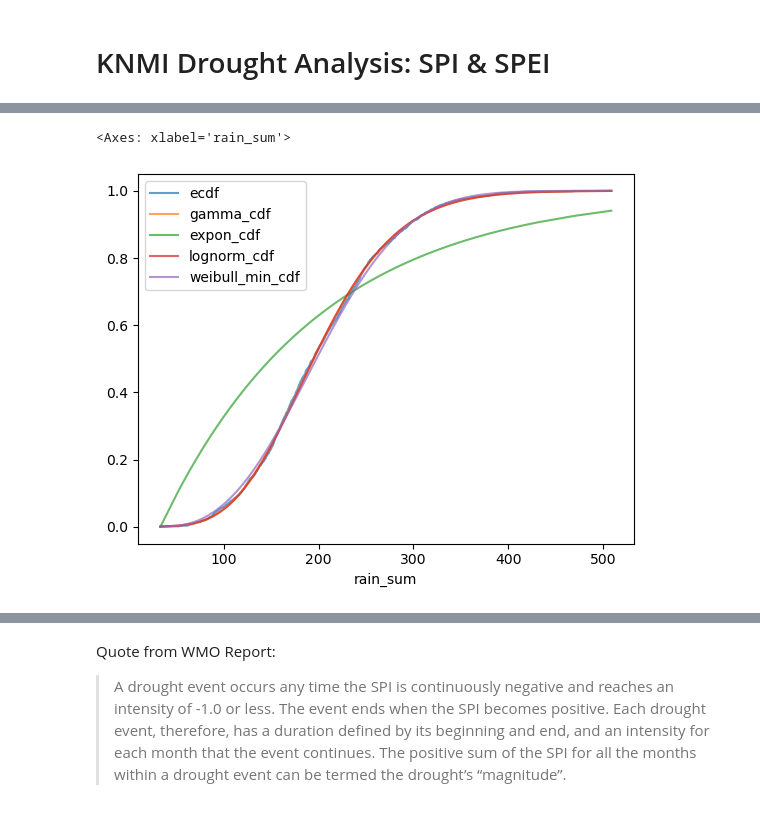
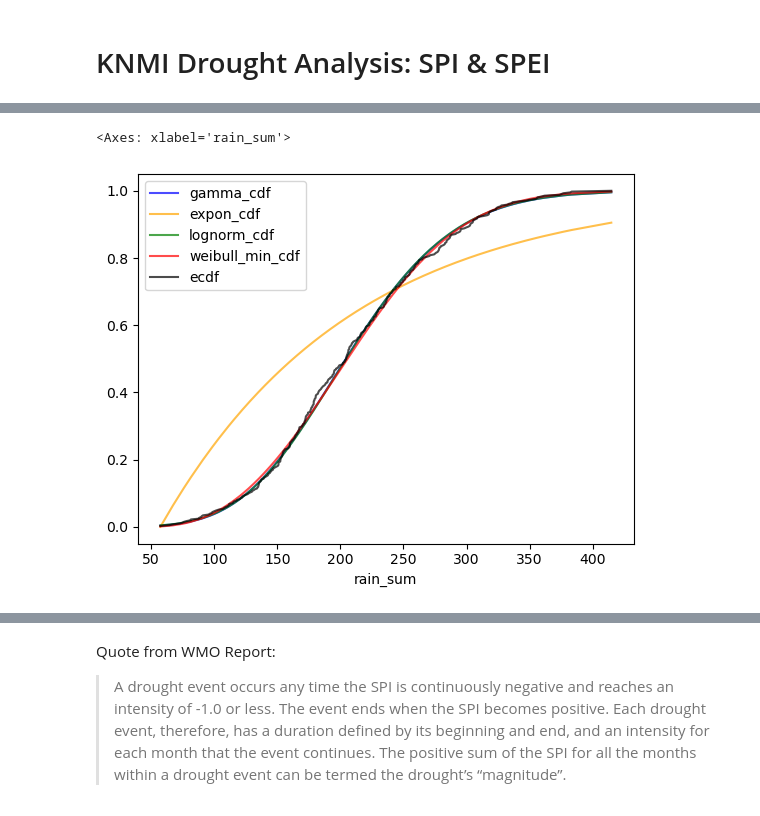
Before and after one commit to tomrooijakkers/data-science-portfolio, a Jupyter notebook: knmi-weather/03-knmi_spi_spei_analysis.ipynb, the cells around one changed output, grey strips where cells are left out. Cells and saved outputs as stored; diff of their text form; code cells hidden in the pictures.

```diff
--- a/knmi-weather/03-knmi_spi_spei_analysis.ipynb
+++ b/knmi-weather/03-knmi_spi_spei_analysis.ipynb
@@ -21,7 +23,7 @@ import knmi_meteo_transform
 import mice_imputation_utils
 # %%
 # Select station code
-STN_CODE = 260
+STN_CODE = 265
 # %%
 # Get station details for chosen code (sanity check)
 stations_raw = knmi_meteo_ingest.knmi_load_meteo_stations()
@@ -806,3 +896,6 @@ plt.legend()
 # %%
 ecdf_res = scs.ecdf(df_rain_sums["rain_sum_all"].dropna())
 df_distr["ecdf"] = ecdf_res.cdf.evaluate(df_rain_sums["rain_sum_all"])
+df_distr.loc[df_distr["rain_sum"].isna(), "ecdf"] = np.nan
+
+df_distr
@@ -809,8 +917,10 @@ df_distr["ecdf"] = ecdf_res.cdf.evaluate(df_rain_sums["rain_sum_all"])
 # %%
-df_distr[["rain_sum", "ecdf"] + [d + "_cdf" for d in dist_names]].sort_values(by="rain_sum").plot(x="rain_sum", alpha=0.7)
+colors = ["blue", "orange", "green", "red", "black"]
+df_distr[["rain_sum"] + [d + "_cdf" for d in dist_names] + ["ecdf"]].sort_values(
+    by="rain_sum").plot(x="rain_sum", alpha=0.7, color=colors)
 # %% [output]
 <Axes: xlabel='rain_sum'>
-[figure, old version]
+[figure, new version]
 # %%
 df_distr
 # %% [output]
```
Also changed, not shown: parts of 61 cells of this notebook, 1 other file.
